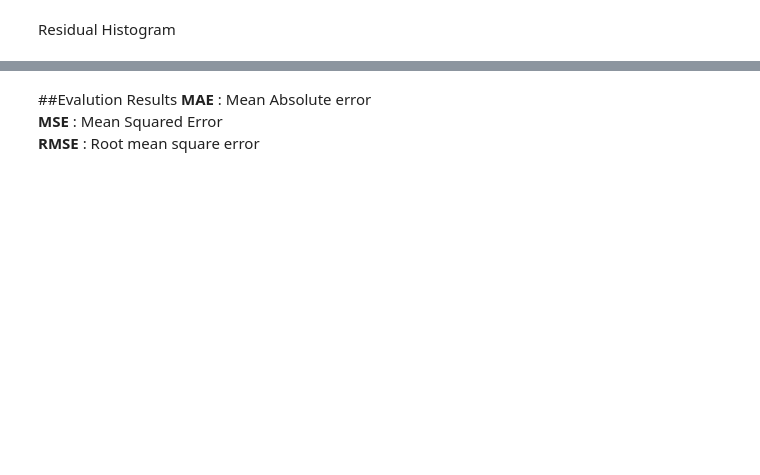
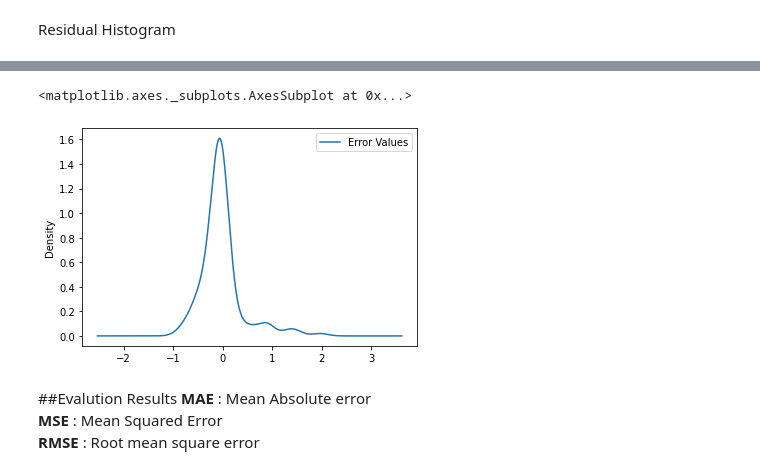
Before and after one commit to anshuman-8/Health-insurance-charge-Prediction, a Jupyter notebook: Health_Insurance_Charge.ipynb, the cells around one changed output, grey strips where cells are left out. Drawn from its saved outputs; the diff is of its cells as text; code cells hidden in the pictures; blank space fills up the shorter version.

```diff
--- a/Health_Insurance_Charge.ipynb
+++ b/Health_Insurance_Charge.ipynb
@@ -287,5 +276,5 @@ pd.DataFrame({'True Values': y_test, 'Predicted Values': pred}).hvplot.scatter(x
 # %% [markdown]
 Residual Histogram
 # %%
-pd.DataFrame({'Error Values': (y_test - pred)}).hvplot.kde()
+pd.DataFrame({'Error Values': (y_test - pred)}).plot.kde()
 # %% [output]
@@ -293,3 +281,5 @@ pd.DataFrame({'Error Values': (y_test - pred)}).hvplot.kde()
+<matplotlib.axes._subplots.AxesSubplot at 0x...>
+[figure, added]
 # %% [markdown]
 ##Evalution Results
 **MAE** : Mean Absolute error\
```
Also changed, not shown: parts of 15 cells of this notebook.
